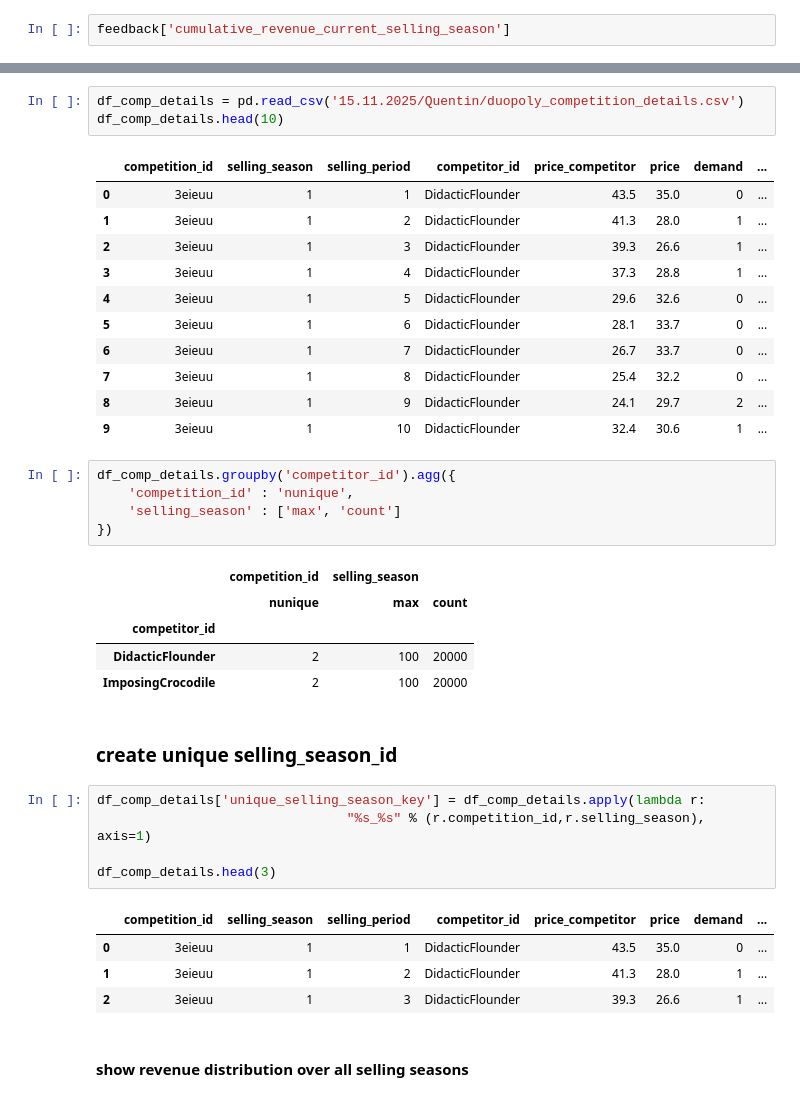
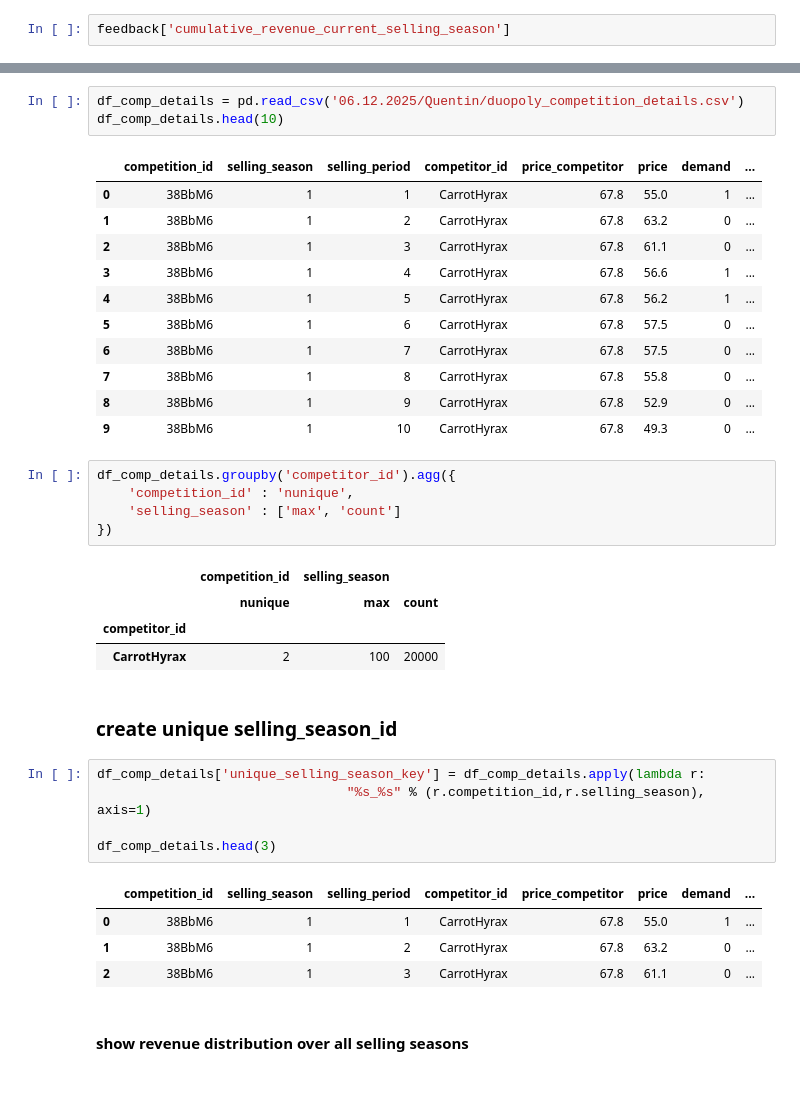
Before and after one commit to qcorveler/Optizoignons, a Jupyter notebook: Travail_Perso/Quentin/modele_prix_concurrent/W2_load_data.ipynb, the cells around one changed output, grey strips where cells are left out. Cells and saved outputs as stored; diff of their text form.

```diff
--- a/Travail_Perso/Quentin/modele_prix_concurrent/W2_load_data.ipynb
+++ b/Travail_Perso/Quentin/modele_prix_concurrent/W2_load_data.ipynb
@@ -34,20 +36,20 @@ feedback['cumulative_revenue_current_selling_season']
 # %% [markdown]
 ## (2) load duopoly_competition_details.csv![image.png](attachment:0a826696-ff20-43a1-a740-046cf0511406.png)
 # %%
-df_comp_details = pd.read_csv('15.11.2025/Quentin/duopoly_competition_details.csv')
+df_comp_details = pd.read_csv('06.12.2025/Quentin/duopoly_competition_details.csv')
 df_comp_details.head(10)
 # %% [output]
 |  | competition_id | selling_season | selling_period | competitor_id | price_competitor | price | demand | ... |
-| 0 | 3eieuu | 1 | 1 | DidacticFlounder | 43.5 | 35.0 | 0 | ... |
-| 1 | 3eieuu | 1 | 2 | DidacticFlounder | 41.3 | 28.0 | 1 | ... |
-| 2 | 3eieuu | 1 | 3 | DidacticFlounder | 39.3 | 26.6 | 1 | ... |
-| 3 | 3eieuu | 1 | 4 | DidacticFlounder | 37.3 | 28.8 | 1 | ... |
-| 4 | 3eieuu | 1 | 5 | DidacticFlounder | 29.6 | 32.6 | 0 | ... |
-| 5 | 3eieuu | 1 | 6 | DidacticFlounder | 28.1 | 33.7 | 0 | ... |
-| 6 | 3eieuu | 1 | 7 | DidacticFlounder | 26.7 | 33.7 | 0 | ... |
-| 7 | 3eieuu | 1 | 8 | DidacticFlounder | 25.4 | 32.2 | 0 | ... |
-| 8 | 3eieuu | 1 | 9 | DidacticFlounder | 24.1 | 29.7 | 2 | ... |
-| 9 | 3eieuu | 1 | 10 | DidacticFlounder | 32.4 | 30.6 | 1 | ... |
+| 0 | 38BbM6 | 1 | 1 | CarrotHyrax | 67.8 | 55.0 | 1 | ... |
+| 1 | 38BbM6 | 1 | 2 | CarrotHyrax | 67.8 | 63.2 | 0 | ... |
+| 2 | 38BbM6 | 1 | 3 | CarrotHyrax | 67.8 | 61.1 | 0 | ... |
+| 3 | 38BbM6 | 1 | 4 | CarrotHyrax | 67.8 | 56.6 | 1 | ... |
+| 4 | 38BbM6 | 1 | 5 | CarrotHyrax | 67.8 | 56.2 | 1 | ... |
+| 5 | 38BbM6 | 1 | 6 | CarrotHyrax | 67.8 | 57.5 | 0 | ... |
+| 6 | 38BbM6 | 1 | 7 | CarrotHyrax | 67.8 | 57.5 | 0 | ... |
+| 7 | 38BbM6 | 1 | 8 | CarrotHyrax | 67.8 | 55.8 | 0 | ... |
+| 8 | 38BbM6 | 1 | 9 | CarrotHyrax | 67.8 | 52.9 | 0 | ... |
+| 9 | 38BbM6 | 1 | 10 | CarrotHyrax | 67.8 | 49.3 | 0 | ... |
 # %%
 df_comp_details.groupby('competitor_id').agg({
     'competition_id' : 'nunique',
@@ -57,8 +59,7 @@ df_comp_details.groupby('competitor_id').agg({
 |  | competition_id | selling_season |  |
 |  | nunique | max | count |
 | competitor_id |  |  |  |
-| DidacticFlounder | 2 | 100 | 20000 |
-| ImposingCrocodile | 2 | 100 | 20000 |
+| CarrotHyrax | 2 | 100 | 20000 |
 # %% [markdown]
 ### create unique selling_season_id
 # %%
@@ -68,9 +69,9 @@ df_comp_details['unique_selling_season_key'] = df_comp_details.apply(lambda r:
 df_comp_details.head(3)
 # %% [output]
 |  | competition_id | selling_season | selling_period | competitor_id | price_competitor | price | demand | ... |
-| 0 | 3eieuu | 1 | 1 | DidacticFlounder | 43.5 | 35.0 | 0 | ... |
-| 1 | 3eieuu | 1 | 2 | DidacticFlounder | 41.3 | 28.0 | 1 | ... |
-| 2 | 3eieuu | 1 | 3 | DidacticFlounder | 39.3 | 26.6 | 1 | ... |
+| 0 | 38BbM6 | 1 | 1 | CarrotHyrax | 67.8 | 55.0 | 1 | ... |
+| 1 | 38BbM6 | 1 | 2 | CarrotHyrax | 67.8 | 63.2 | 0 | ... |
+| 2 | 38BbM6 | 1 | 3 | CarrotHyrax | 67.8 | 61.1 | 0 | ... |
 # %% [markdown]
 #### show revenue distribution over all selling seasons
 # %%
```
Also changed, not shown: parts of 16 cells of this notebook, 6 other files.
